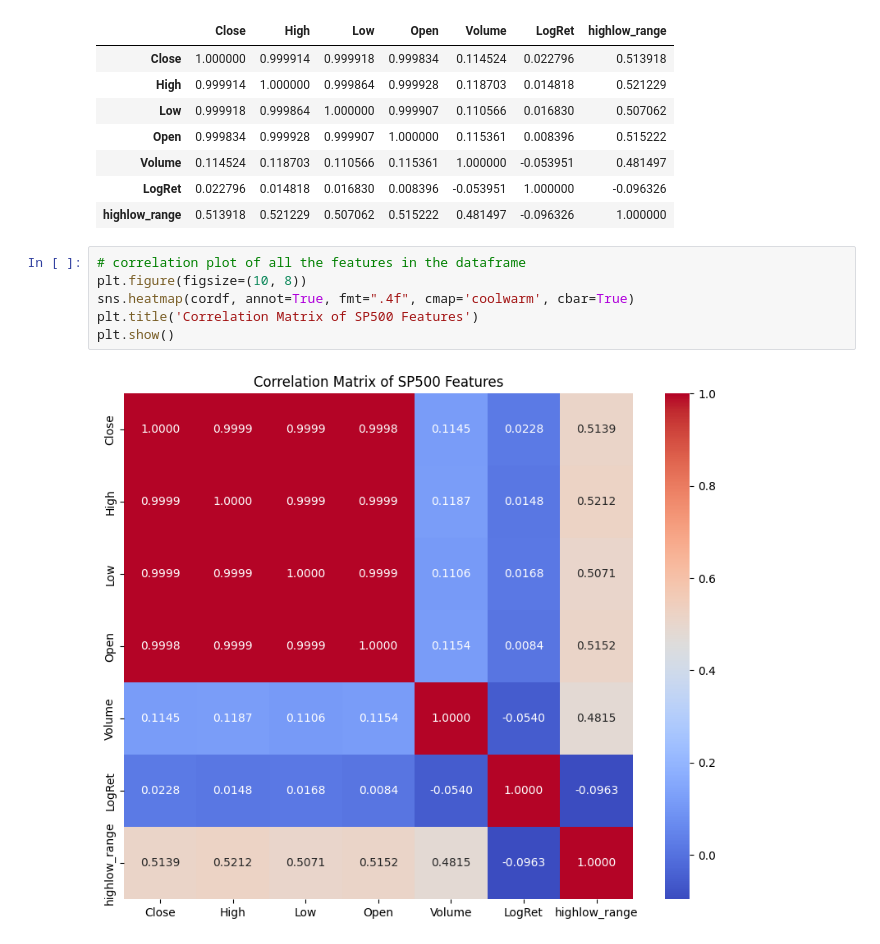
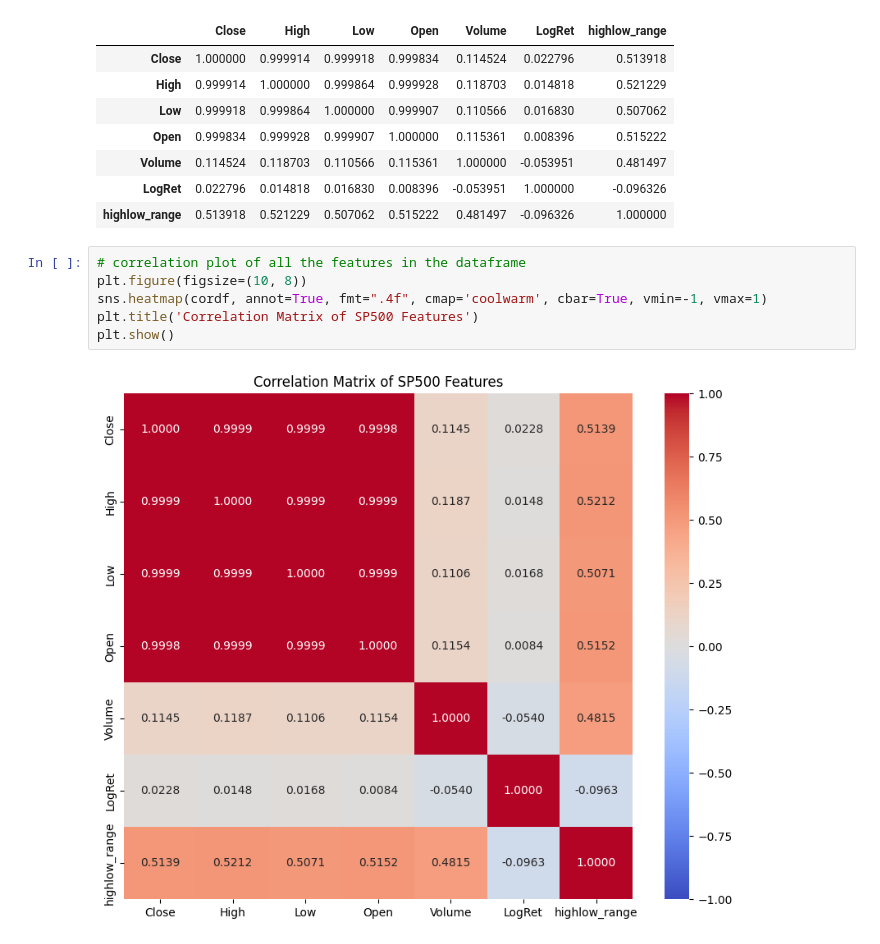
Before and after one commit to ThreadAgain/ml-assignment-3, a Jupyter notebook: notebooks/sp500.ipynb, the cells around one changed output. Saved outputs shown, nothing was run; the diff lists cells and outputs as text.

```diff
--- a/notebooks/sp500.ipynb
+++ b/notebooks/sp500.ipynb
@@ -177,8 +177,8 @@ cordf
 # %%
 # correlation plot of all the features in the dataframe
 plt.figure(figsize=(10, 8))
-sns.heatmap(cordf, annot=True, fmt=".4f", cmap='coolwarm', cbar=True)
+sns.heatmap(cordf, annot=True, fmt=".4f", cmap='coolwarm', cbar=True, vmin=-1, vmax=1)
 plt.title('Correlation Matrix of SP500 Features')
 plt.show()
 # %% [output]
-[figure, old version]
+[figure, new version]
```
Also changed, not shown: parts of 3 cells of this notebook, 9 other files.
